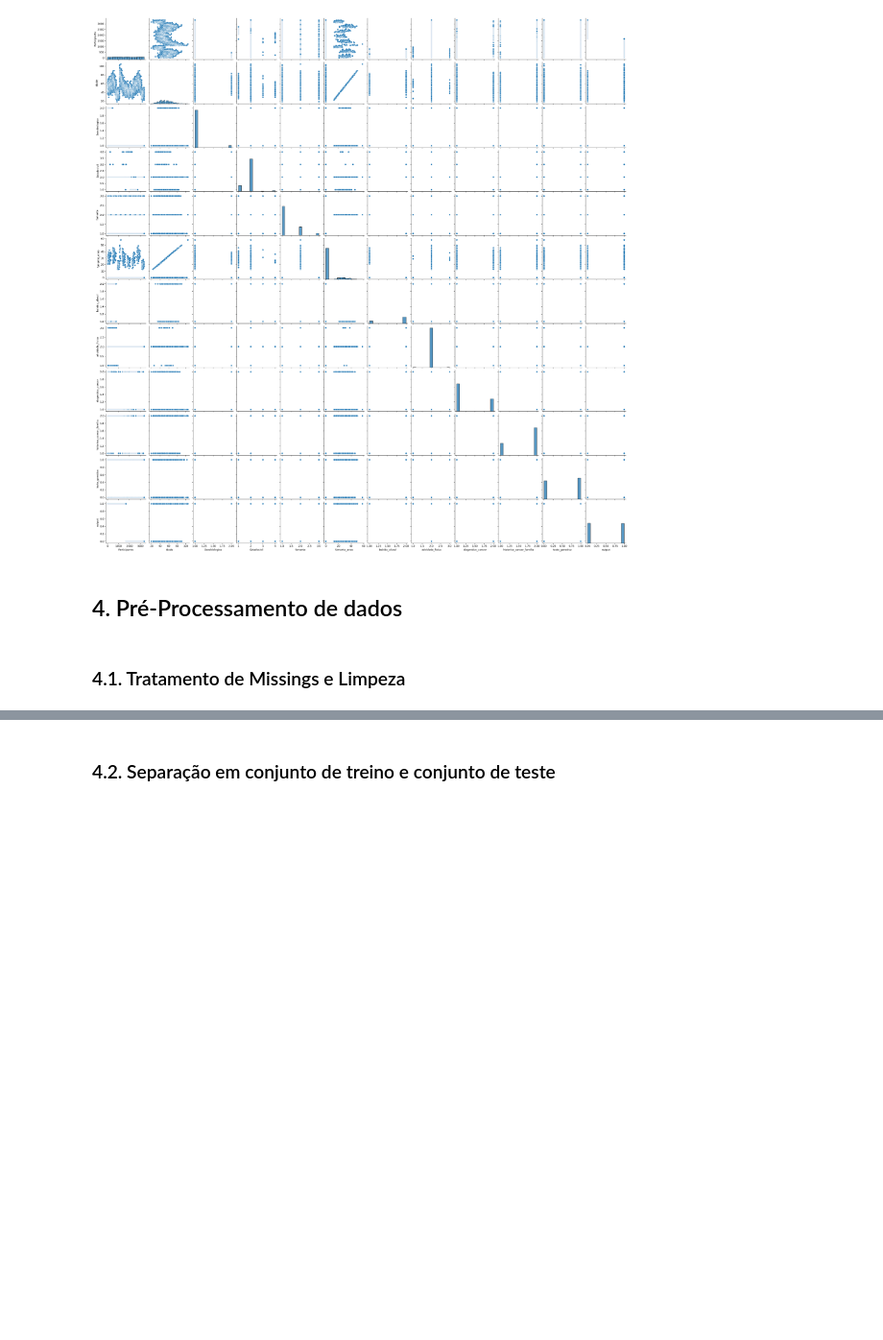
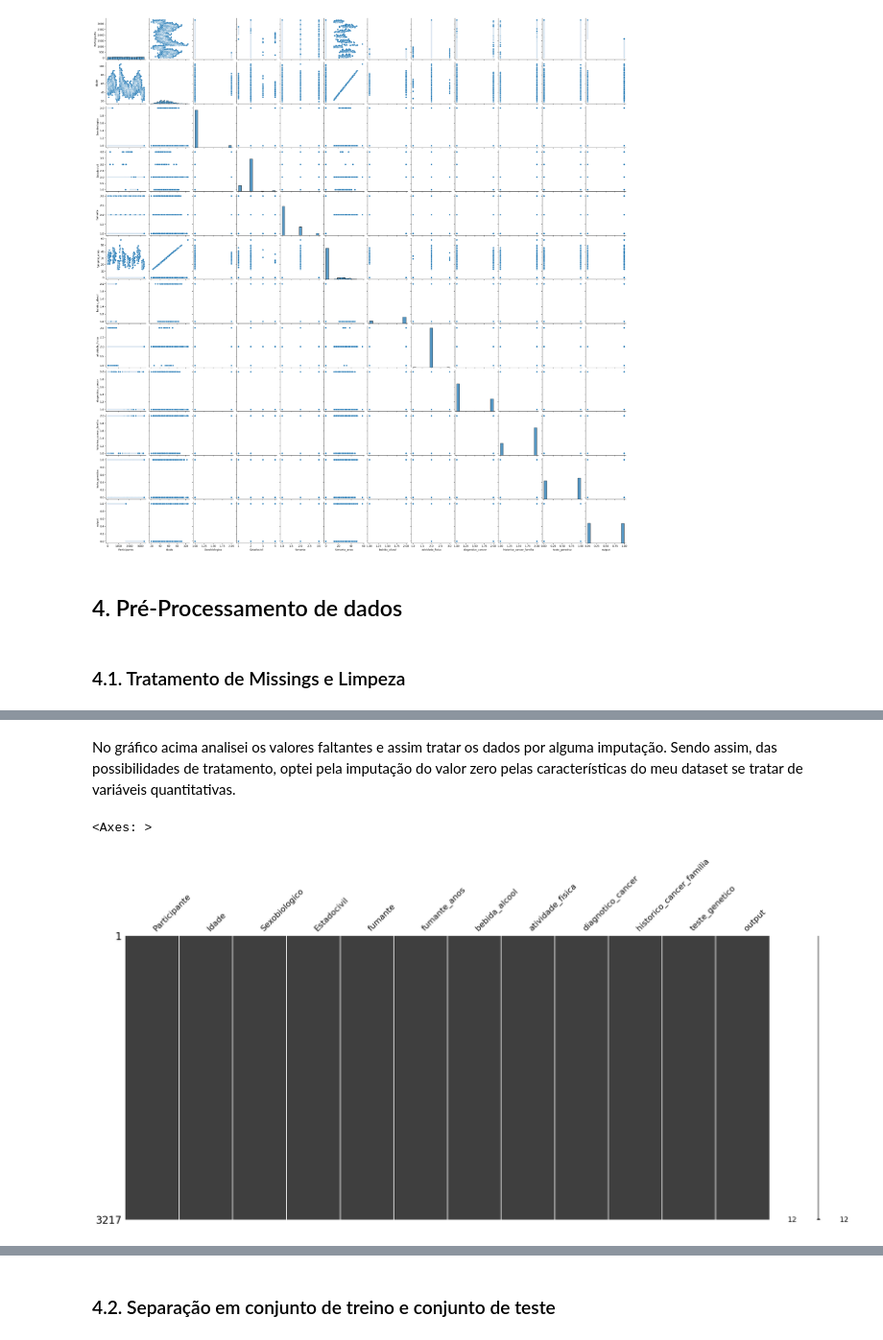
Before and after one commit to JulianaFanni/datascience, a Jupyter notebook: JulianaFanni_MVP.ipynb, the cells around one changed output, grey strips where cells are left out. Shown at 96% size. Saved outputs shown, nothing was run; the diff lists cells and outputs as text; code cells hidden in the pictures; blank space fills up the shorter version.

```diff
--- a/JulianaFanni_MVP.ipynb
+++ b/JulianaFanni_MVP.ipynb
@@ -367,0 +422,10 @@ ms.matrix(dadoSemMissings);
+# %% [markdown]
+No gráfico acima analisei os valores faltantes e assim tratar os dados por alguma imputação. Sendo assim, das possibilidades de tratamento, optei pela imputação do valor zero pelas características do meu dataset se tratar de  variáveis quantitativas.
+# %%
+dadoSemMissings['bebida_alcool'].fillna(0, inplace=True)
+
+# exibindo visualização matricial após a imputação
+ms.matrix(dadoSemMissings)
+# %% [output]
+<Axes: >
+[figure, added]
```
Also changed, not shown: parts of 37 cells of this notebook.
